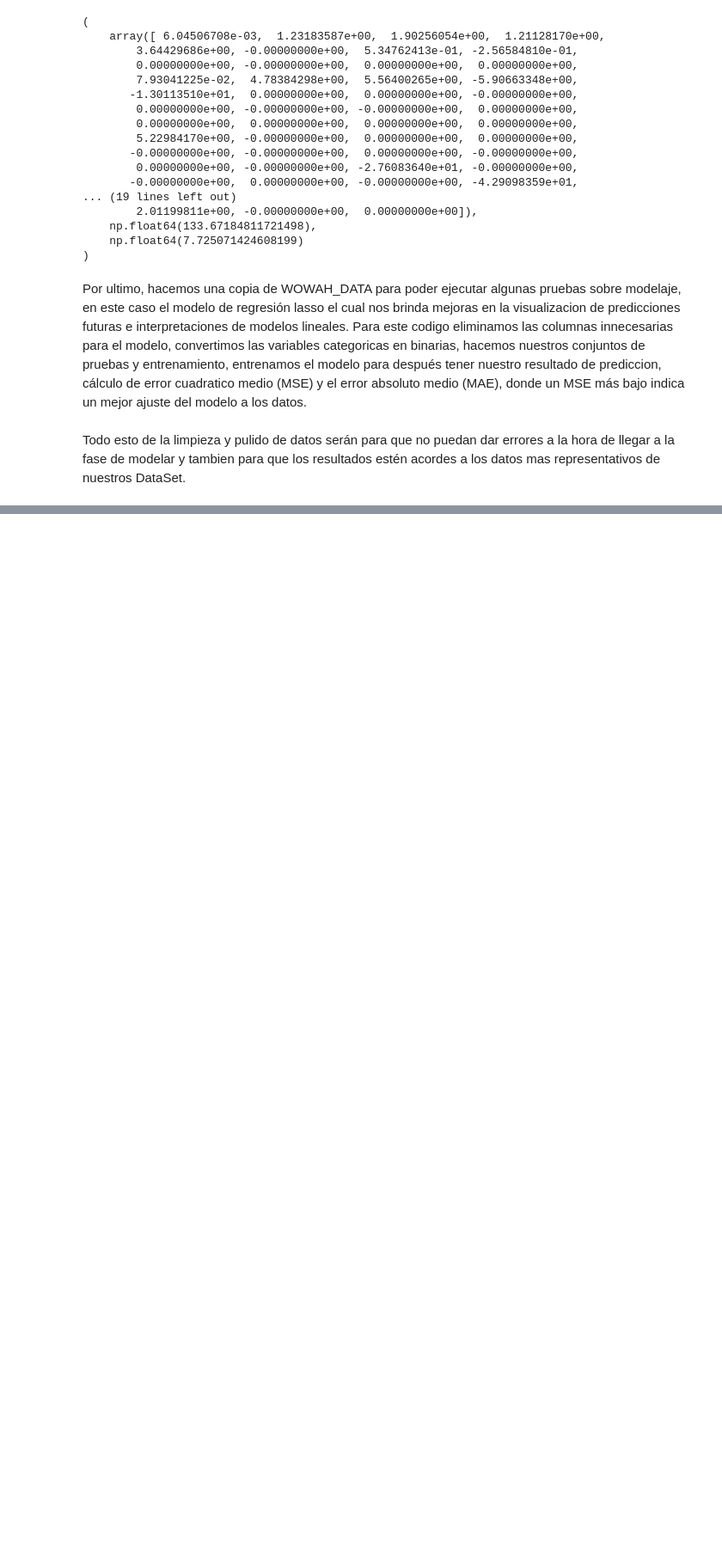
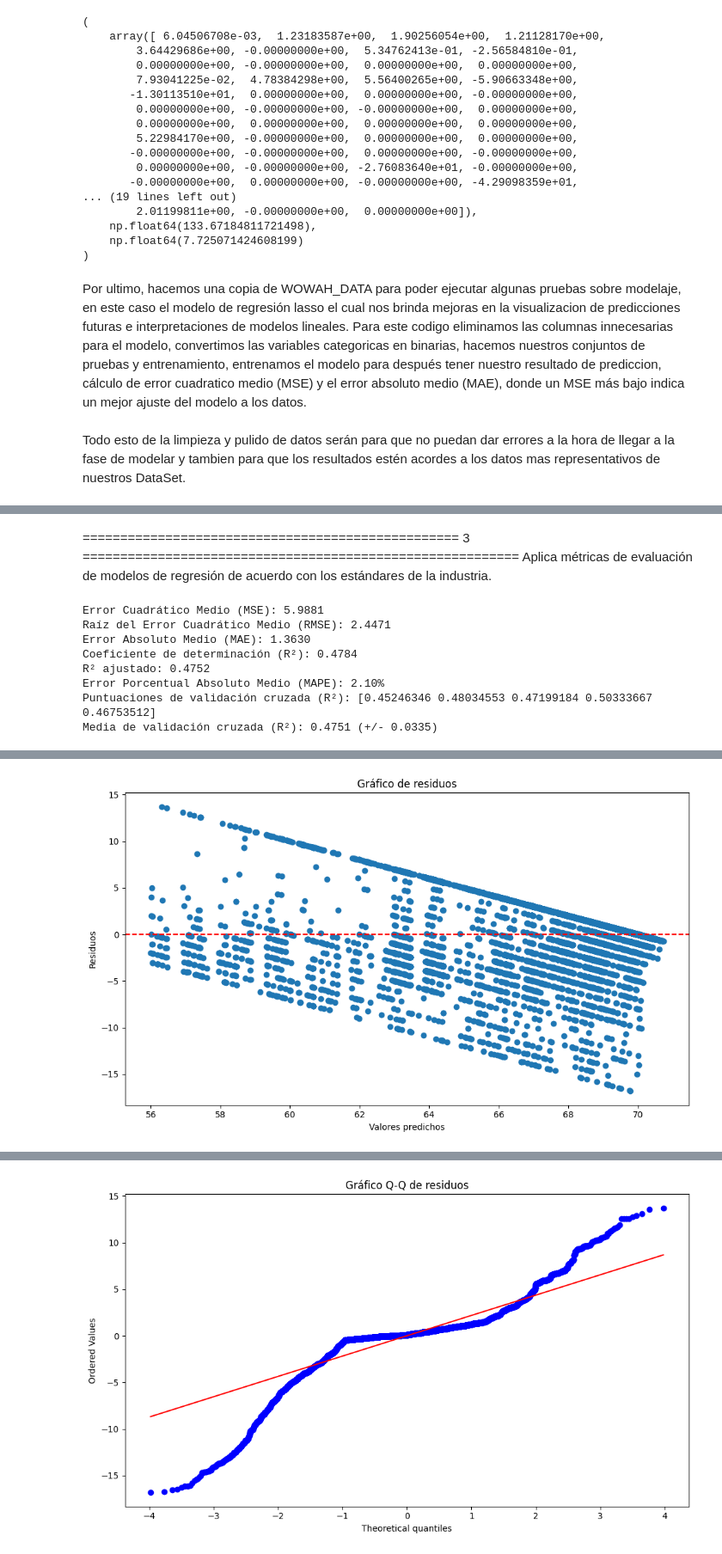
Before and after one commit to Andresilvampuero/machinwow, a Jupyter notebook: wow/notebooks/Exploracion.ipynb, the cells around one changed output, grey strips where cells are left out. Shown at 86% size. Saved outputs shown, nothing was run; the diff lists cells and outputs as text; code cells hidden in the pictures; blank space fills up the shorter version.

```diff
--- a/wow/notebooks/Exploracion.ipynb
+++ b/wow/notebooks/Exploracion.ipynb
@@ -777,0 +1010,71 @@ Todo esto de la limpieza y pulido de datos serán para que no puedan dar errores
+# %% [markdown]
+================================================== 3 ==========================================================
+Aplica métricas de evaluación de modelos de regresión de acuerdo con los estándares de la industria.
+# %%
+import numpy as np
+from sklearn.metrics import mean_squared_error, mean_absolute_error, r2_score
+from sklearn.model_selection import cross_val_score
+
+# Asumiendo que ya tienes tu modelo entrenado (modelo_multi) y tus datos de prueba (X_test_scaled, y_test)
+
+# 1. Error Cuadrático Medio (MSE) y Raíz del Error Cuadrático Medio (RMSE)
+mse = mean_squared_error(y_test, y_pred_multi)
+rmse = np.sqrt(mse)
+
+# 2. Error Absoluto Medio (MAE)
+mae = mean_absolute_error(y_test, y_pred_multi)
+
+# 3. Coeficiente de determinación (R²)
+r2 = r2_score(y_test, y_pred_multi)
+
+# 4. R² ajustado
+n = X_test_scaled.shape[0]
+p = X_test_scaled.shape[1]
+r2_adj = 1 - (1 - r2) * (n - 1) / (n - p - 1)
+
+# 5. Error Porcentual Absoluto Medio (MAPE)
+mape = np.mean(np.abs((y_test - y_pred_multi) / y_test)) * 100
+
+# 6. Validación cruzada (usando R²)
+cv_scores = cross_val_score(modelo_multi, X_multi, y, cv=5, scoring='r2')
+
+print(f"Error Cuadrático Medio (MSE): {mse:.4f}")
+print(f"Raíz del Error Cuadrático Medio (RMSE): {rmse:.4f}")
+print(f"Error Absoluto Medio (MAE): {mae:.4f}")
+print(f"Coeficiente de determinación (R²): {r2:.4f}")
+print(f"R² ajustado: {r2_adj:.4f}")
+print(f"Error Porcentual Absoluto Medio (MAPE): {mape:.2f}%")
+print(f"Puntuaciones de validación cruzada (R²): {cv_scores}")
+print(f"Media de validación cruzada (R²): {np.mean(cv_scores):.4f} (+/- {np.std(cv_scores) * 2:.4f})")
+
+# Visualización de residuos
+import matplotlib.pyplot as plt
+
+residuos = y_test - y_pred_multi
+
+plt.figure(figsize=(10, 6))
+plt.scatter(y_pred_multi, residuos)
+plt.xlabel('Valores predichos')
+plt.ylabel('Residuos')
+plt.title('Gráfico de residuos')
+plt.axhline(y=0, color='r', linestyle='--')
+plt.tight_layout()
+plt.show()
+
+# Gráfico Q-Q de residuos
+from scipy import stats
+
+fig, ax = plt.subplots(figsize=(10, 6))
+stats.probplot(residuos, dist="norm", plot=ax)
+ax.set_title("Gráfico Q-Q de residuos")
+plt.tight_layout()
+plt.show()
+# %% [output]
+Error Cuadrático Medio (MSE): 5.9881
+Raíz del Error Cuadrático Medio (RMSE): 2.4471
+Error Absoluto Medio (MAE): 1.3630
+Coeficiente de determinación (R²): 0.4784
+R² ajustado: 0.4752
+Error Porcentual Absoluto Medio (MAPE): 2.10%
+Puntuaciones de validación cruzada (R²): [0.45246346 0.48034553 0.47199184 0.50333667 0.46753512]
+Media de validación cruzada (R²): 0.4751 (+/- 0.0335)
@@ -777,0 +1082 @@ Todo esto de la limpieza y pulido de datos serán para que no puedan dar errores
+[figure, added]
@@ -777,0 +1084 @@ Todo esto de la limpieza y pulido de datos serán para que no puedan dar errores
+[figure, added]
```
Also changed, not shown: parts of 10 cells of this notebook.
